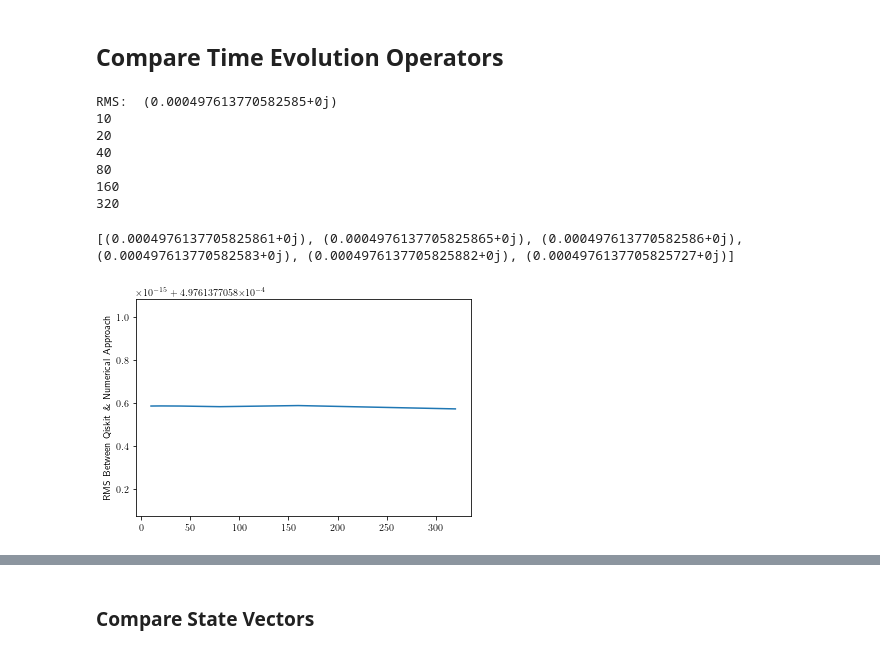
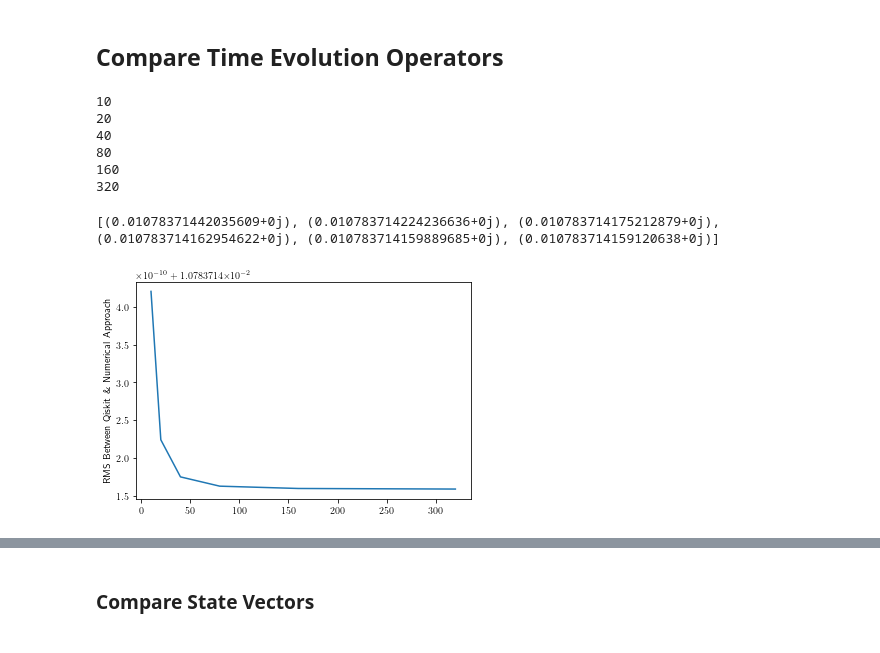
Before and after one commit to kaelynj/Qiskit-HubbardModel, a Jupyter notebook: main.ipynb, the cells around one changed output, grey strips where cells are left out. Drawn from its saved outputs; the diff is of its cells as text; code cells hidden in the pictures.

```diff
--- a/main.ipynb
+++ b/main.ipynb
@@ -19,10 +19,11 @@ import qiskit.visualization as qvis
 import random as rand
 import scipy.linalg as la
 
-provider = IBMQ.load_account()
-
+#provider = IBMQ.load_account()
+#provider = IBMQ.enable_account(bb1fc42ea06393c5c35b2a11c4ec6c4aab72068795a9aa250bd2513be8bf33fb6d0f57275ecea891559aef6ba75beadc65da6b0565f8d0c5167e8a537f3fa773)
 import matplotlib.pyplot as plt
 import matplotlib.colors as mcolors
 import numpy as np
 from matplotlib import rcParams
-rcParams['text.usetex'] = True
+#rcParams['text.usetex'] = True
+#plt.rcParams["font.family"] = "Times New Roman"
@@ -230,7 +225,7 @@ Job:  20  of  20  complete
 ### Numerical Evolution Function Calls
 # %%
 #System parameters
-t = .0
+t = 1.0
 U = 2.
 classical_time_step = 0.25
 classical_total_time = T
@@ -241,7 +236,7 @@ states = fhc.get_states(nsites)
 print(states)
 
 #If desired, find the index of a specific state to initialize wavefuntion
-target_state = [[1,0,1], [0,0,0]]
+target_state = [[1,0,1], [1,0,0]]
 target_index = 0
 for l in range(len(states)):
     if len(target_state) == sum([1 for i, j in zip(target_state, states[l]) if i == j]):
@@ -288,14 +275,14 @@ Target state found at:  40
 
 #Get circuit operator of evolution for a given time step
 qiskit_circuit = QuantumCircuit(2*nsites, 2*nsites)
-hc.qc_evolve(qiskit_circuit, nsites, 0.05, t, U, 50)
+hc.qc_evolve(qiskit_circuit, nsites, 0.05, 0.05, t, U, 50)
 qiskit_circuit_operator = Operator(qiskit_circuit)
 #Full evolution operator
 qiskit_circuit_operator = qiskit_circuit_operator.data
 
 #Create time evolution operator for numerical approach
 numerical_hamiltonian = fhc.get_hamiltonian(states, t, U)
-numerical_time_evolution = la.expm(-1j*numerical_hamiltonian*0.05)
+numerical_time_evolution = la.expm(-1j*numerical_hamiltonian*0.25)
 
 #
 #Calculate the real, imaginary, and absolute rms between the two operators
@@ -310,37 +297,36 @@ for trot_slice in trotter_slices:
     re_sq_diff = 0.
     im_sq_diff = 0.
     qiskit_circuit = QuantumCircuit(2*nsites, 2*nsites)
-    hc.qc_evolve(qiskit_circuit, nsites, 0.05, t, U, trot_slice)
+    hc.qc_evolve(qiskit_circuit, nsites, 0.25, 0.05, t, U, trot_slice)
     qiskit_circuit_operator = Operator(qiskit_circuit)
     qiskit_circuit_operator = qiskit_circuit_operator.data
     for i in range(len(numerical_time_evolution)):
         for j in range(len(numerical_time_evolution[0])):
             sq_diff += (numerical_time_evolution[i][j] - qiskit_circuit_operator[i][j])*np.conj(numerical_time_evolution[i][j] - qiskit_circuit_operator[i][j])
             re_sq_diff += (np.real(numerical_time_evolution[i][j]) - np.real(qiskit_circuit_operator[i][j]))**2
             im_sq_diff += (np.imag(numerical_time_evolution[i][j]) - np.imag(qiskit_circuit_operator[i][j]))**2
     rms = sq_diff / (len(numerical_time_evolution)*len(numerical_time_evolution[0]))
     re_rms = re_sq_diff / (len(numerical_time_evolution)*len(numerical_time_evolution[0]))
     im_rms = im_sq_diff / (len(numerical_time_evolution)*len(numerical_time_evolution[0]))
     rms_trots.append(rms)
     re_rms_trots.append(re_rms)
     im_rms_trots.append(im_rms)
 
 #print(qiskit_circuit_operator)
 #print(numerical_time_evolution)
 #print("Fideltiy: ", fidelity(numerical_time_evolution, qiskit_circuit_operator))
 plt.plot(trotter_slices, rms_trots)
 plt.ylabel("RMS Between Qiskit \& Numerical Approach")
 print(rms_trots)
 # %% [output]
-RMS:  (0.000497613770582585+0j)
 10
 20
 40
 80
 160
 320
-[(0.0004976137705825861+0j), (0.0004976137705825865+0j), (0.000497613770582586+0j), (0.000497613770582583+0j), (0.0004976137705825882+0j), (0.0004976137705825727+0j)]
+[(0.01078371442035609+0j), (0.010783714224236636+0j), (0.010783714175212879+0j), (0.010783714162954622+0j), (0.010783714159889685+0j), (0.010783714159120638+0j)]
-[figure, old version]
+[figure, new version]
 # %%
 plt.plot(trotter_slices, rms_trots)
 plt.ylabel("RMS B/W QC \& Num.", size=16)
```
Also changed, not shown: parts of 13 cells of this notebook, 12 other files.
